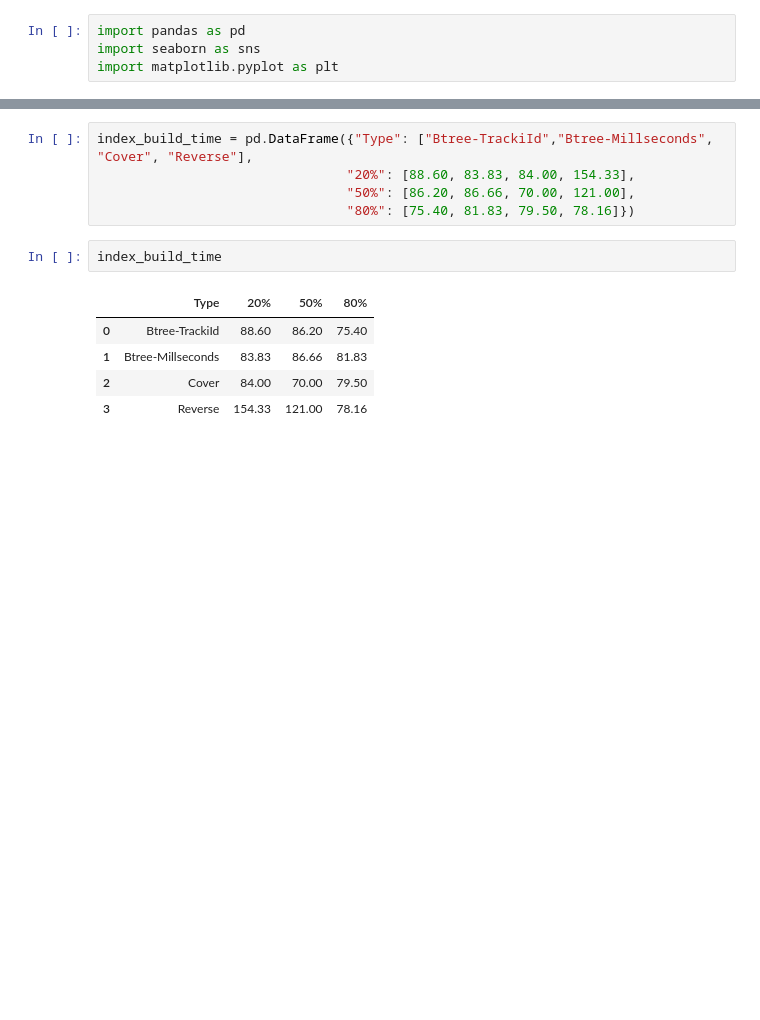
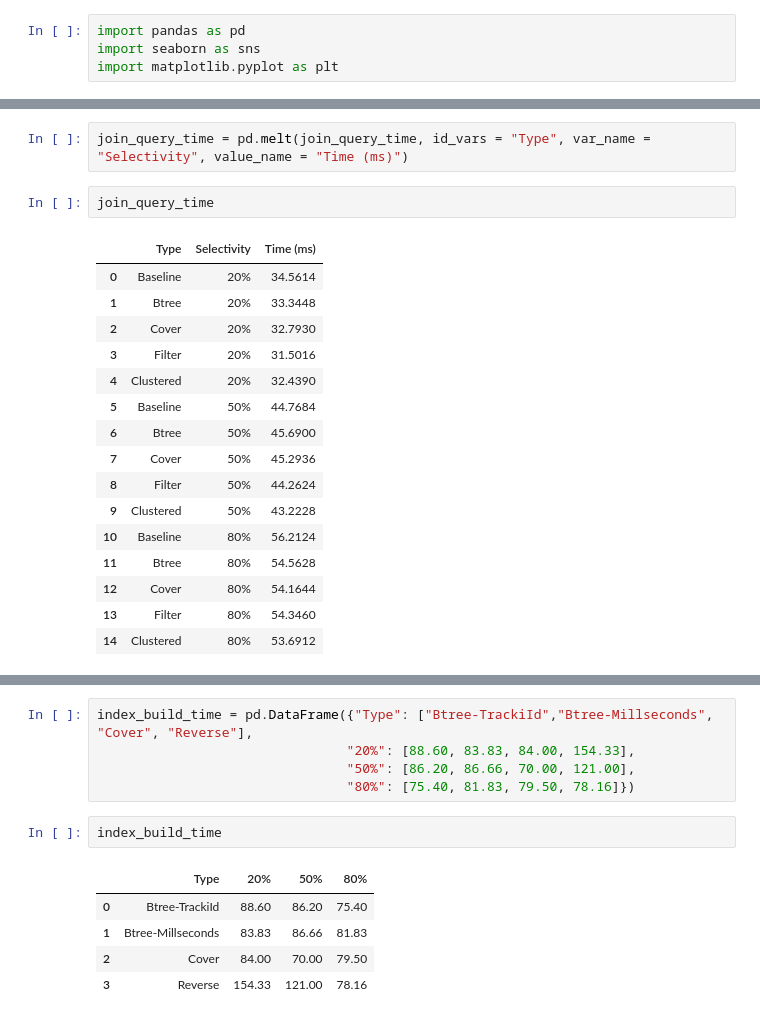
Before and after one commit to nabh23/advanced-dbms-assignments, a Jupyter notebook: queries_and_indexing/Part C- Extensions.ipynb, the cells around one changed output, grey strips where cells are left out. Drawn from its saved outputs; the diff is of its cells as text; blank space fills up the shorter version.

```diff
--- a/queries_and_indexing/Part C- Extensions - Index Build Time.ipynb
+++ b/queries_and_indexing/Part C- Extensions.ipynb
@@ -4,0 +21,21 @@ import matplotlib.pyplot as plt
+# %%
+join_query_time = pd.melt(join_query_time, id_vars = "Type", var_name = "Selectivity", value_name = "Time (ms)")
+# %%
+join_query_time
+# %% [output]
+|  | Type | Selectivity | Time (ms) |
+| 0 | Baseline | 20% | 34.5614 |
+| 1 | Btree | 20% | 33.3448 |
+| 2 | Cover | 20% | 32.7930 |
+| 3 | Filter | 20% | 31.5016 |
+| 4 | Clustered | 20% | 32.4390 |
+| 5 | Baseline | 50% | 44.7684 |
+| 6 | Btree | 50% | 45.6900 |
+| 7 | Cover | 50% | 45.2936 |
+| 8 | Filter | 50% | 44.2624 |
+| 9 | Clustered | 50% | 43.2228 |
+| 10 | Baseline | 80% | 56.2124 |
+| 11 | Btree | 80% | 54.5628 |
+| 12 | Cover | 80% | 54.1644 |
+| 13 | Filter | 80% | 54.3460 |
+| 14 | Clustered | 80% | 53.6912 |
```
Also changed, not shown: parts of 5 cells of this notebook, 2 other files.
